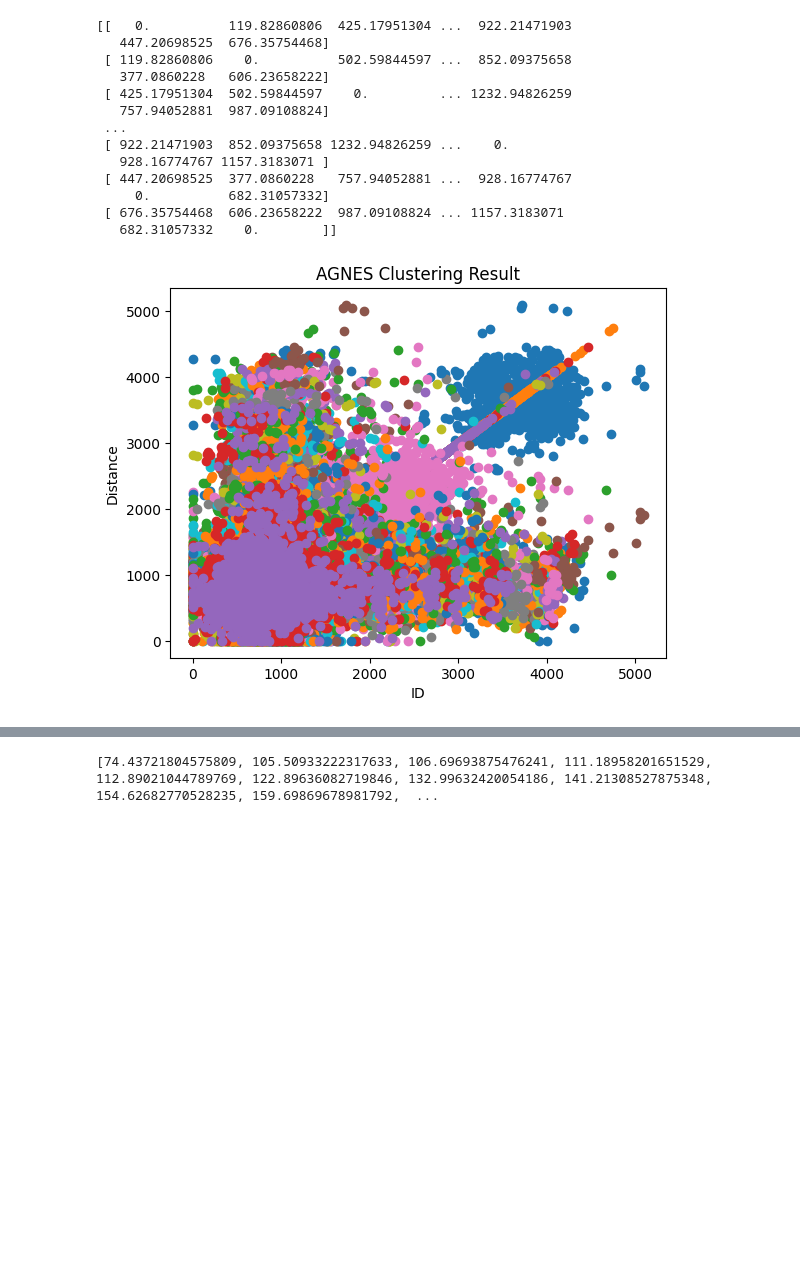
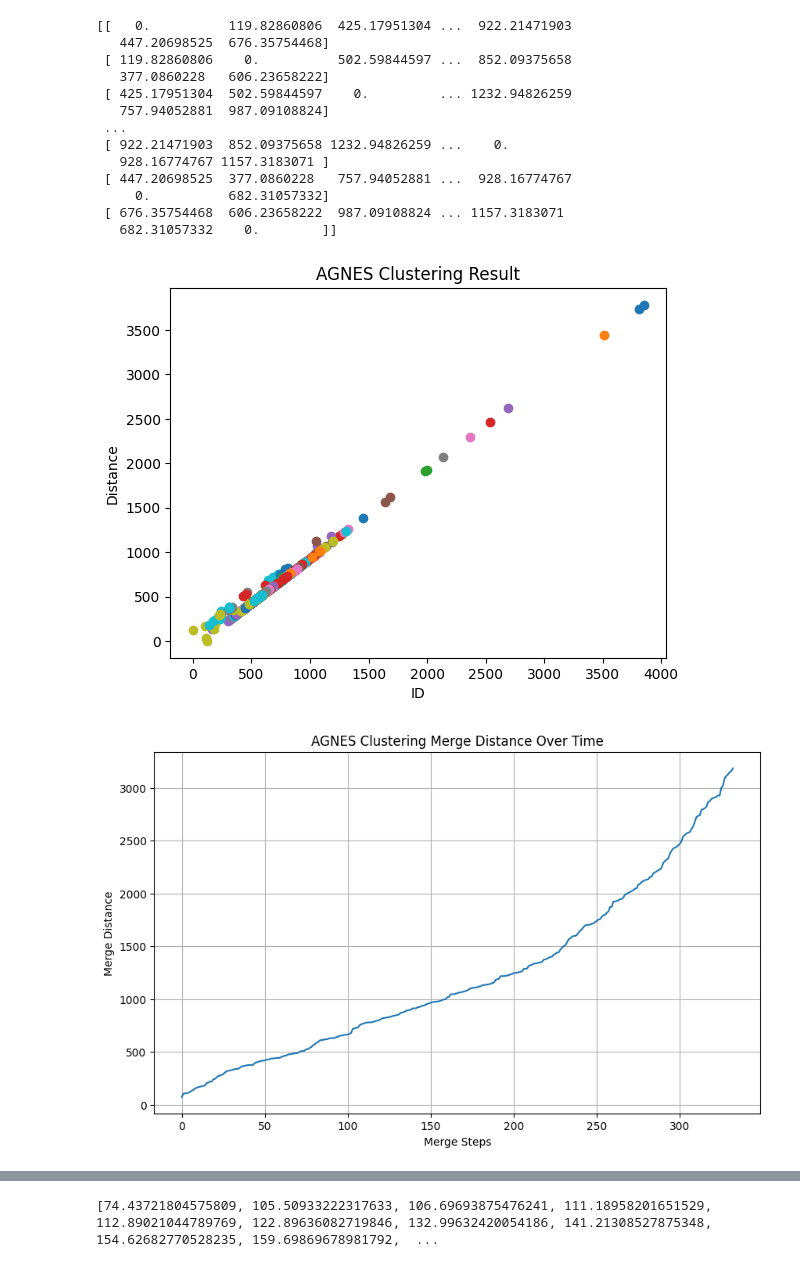
Before and after one commit to Sihan0229/XJTU-AUTO300527-homework, a Jupyter notebook: Pedestrian clustering/assignment3.ipynb, the cells around one changed output, grey strips where cells are left out. Drawn from its saved outputs; the diff is of its cells as text; code cells hidden in the pictures; blank space fills up the shorter version.

```diff
--- a/Pedestrian clustering/assignment3.ipynb
+++ b/Pedestrian clustering/assignment3.ipynb
@@ -154,29 +154,47 @@ print(distance_matrix_sum)
 # %%
 import numpy as np
 from scipy.cluster.hierarchy import linkage, fcluster
 import matplotlib.pyplot as plt
 
 # 读取距离矩阵
 distance_matrix_sum = np.load('distance_matrix_sum.npy')
 
 # AGNES 聚类算法
 Z = linkage(distance_matrix_sum, method='ward')  # 选择'ward' 方法，适用于欧式距离矩阵
-max_clusters = 45  # 可以根据实际需要调整聚类数
+max_clusters = 150  # 可以根据实际需要调整聚类数
 clusters = fcluster(Z, max_clusters, criterion='maxclust')
+
+# 保存合并结果距离
+merge_distances = []
+
+# 遍历合并过程
+for i in range(len(Z)-100):# 只显示聚类类别小于350的情况，因为后面的误差太大影响观察
+    # 合并结果中的每个合并步骤
+    merge_distances.append(Z[i, 2])
 
 # 可视化聚类结果
 fig, ax = plt.subplots()
 for i in range(len(np.unique(clusters))):
     cluster_points = np.argwhere(clusters == i+1)
-    ax.scatter(distance_matrix_sum[cluster_points, :], distance_matrix_sum[:, cluster_points], label=f'Cluster {i}')
+    ax.scatter(distance_matrix_sum[cluster_points, 0], distance_matrix_sum[cluster_points, 1], label=f'Cluster {i}')
 
 ax.set_xlabel('ID')
 ax.set_ylabel('Distance')
 ax.set_title('AGNES Clustering Result')
-# ax.legend()
+##ax.legend()
+plt.show()
+
+# 画折线图展示合并距离变化
+plt.figure(figsize=(10, 6))
+plt.plot(range(len(merge_distances)), merge_distances)
+plt.xlabel('Merge Steps')
+plt.ylabel('Merge Distance')
+plt.title('AGNES Clustering Merge Distance Over Time')
+plt.grid()
 plt.show()
 
 # 输出聚类结果
 np.savetxt('agnes_clustered_results.txt', clusters, fmt='%d', delimiter=' ')
 # %% [output]
-[figure, old version]
+[figure, new version]
+[figure, added]
```
Also changed, not shown: parts of 3 cells of this notebook, 1 other file.
